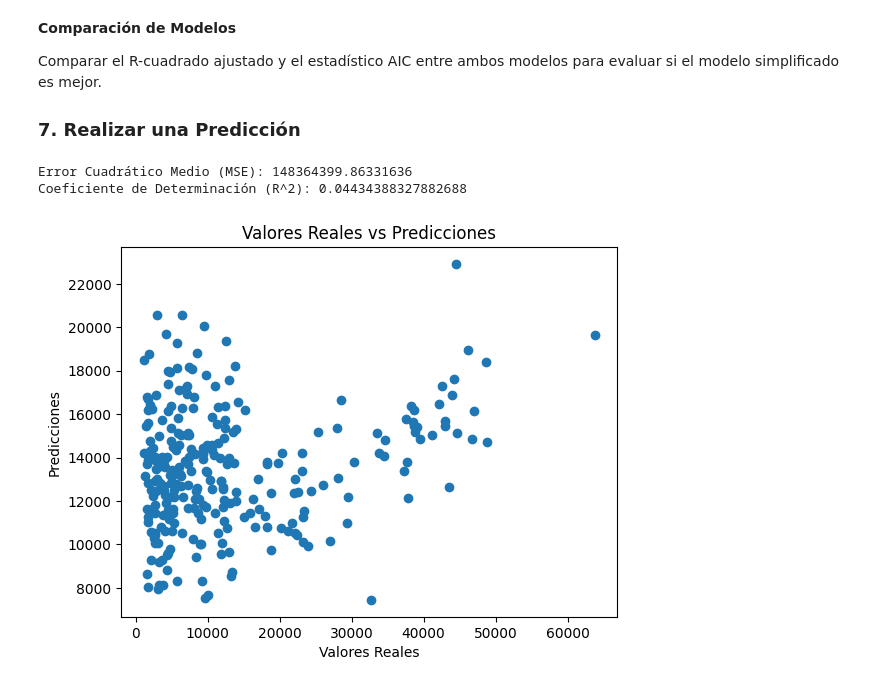
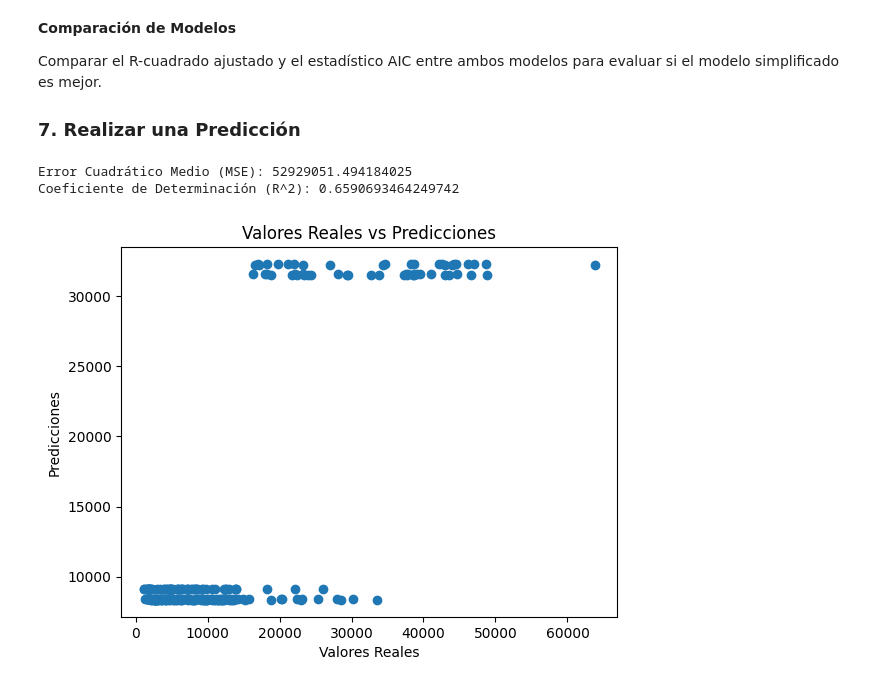
Before and after one commit to Gaova777/DataSciencePractice, a Jupyter notebook: LabExerciseClass/Lab1-Regresion.ipynb, the cells around one changed output. Cells and saved outputs as stored; diff of their text form; code cells hidden in the pictures.

Commit message:
newResultsWithHighError

```diff
--- a/LabExerciseClass/Lab1-Regresion.ipynb
+++ b/LabExerciseClass/Lab1-Regresion.ipynb
@@ -559,36 +559,36 @@ Comparar el R-cuadrado ajustado y el estadístico AIC entre ambos modelos para e
 # Dividir los datos en conjuntos de entrenamiento y prueba
 from sklearn.model_selection import train_test_split
 
-X = df_encoded.drop([ 'charges','children', 'age','smoker_yes'], axis=1)
+X = df_encoded.drop(['charges', 'age', 'bmi', 'children'], axis=1)
 y = df_encoded['charges']
 
 X_train, X_test, y_train, y_test = train_test_split(X, y, test_size=0.2, random_state=42)
 
 # Ajustar el modelo final con sklearn
 from sklearn.linear_model import LinearRegression
 
 regressor = LinearRegression()
 regressor.fit(X_train, y_train)
 
 # Realizar predicciones
 y_pred = regressor.predict(X_test)
 
 # Evaluar el modelo
 from sklearn.metrics import mean_squared_error, r2_score
 
 mse = mean_squared_error(y_test, y_pred)
 r2 = r2_score(y_test, y_pred)
 
 print(f"Error Cuadrático Medio (MSE): {mse}")
 print(f"Coeficiente de Determinación (R^2): {r2}")
 
 # Comparar valores reales vs predichos
 plt.scatter(y_test, y_pred)
 plt.xlabel('Valores Reales')
 plt.ylabel('Predicciones')
 plt.title('Valores Reales vs Predicciones')
 plt.show()
 # %% [output]
-Error Cuadrático Medio (MSE): 148364399.86331636
-Coeficiente de Determinación (R^2): 0.04434388327882688
+Error Cuadrático Medio (MSE): 52929051.494184025
+Coeficiente de Determinación (R^2): 0.6590693464249742
-[figure, old version]
+[figure, new version]
```
